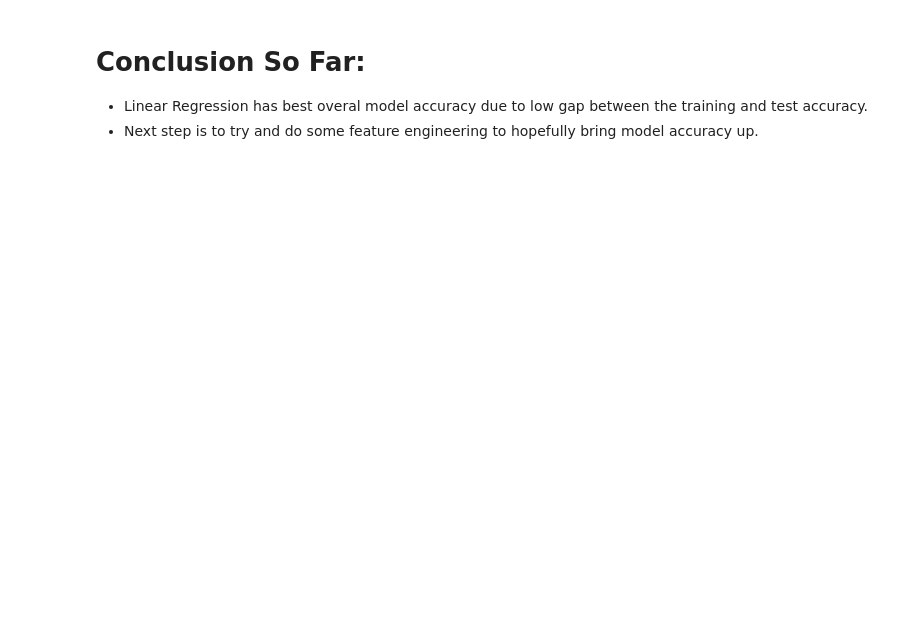
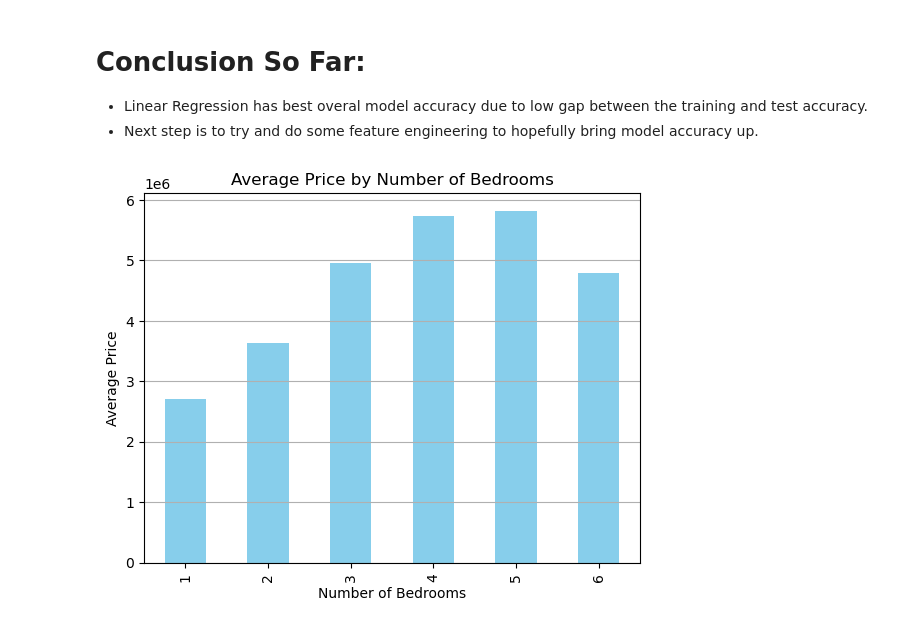
Before and after one commit to jtran217/Machine_Learning_Application_Learning, a Jupyter notebook: housing_dataset_practice/main.ipynb, the cells around one changed output. Saved outputs shown, nothing was run; the diff lists cells and outputs as text; code cells hidden in the pictures; blank space fills up the shorter version.

```diff
--- a/housing_dataset_practice/main.ipynb
+++ b/housing_dataset_practice/main.ipynb
@@ -326,3 +307,16 @@ Gap: 43
 # Conclusion So Far:
 - Linear Regression has best overal model accuracy due to low gap between the training and test accuracy.
 - Next step is to try and do some feature engineering to hopefully bring model accuracy up.
+# %%
+# Grouping some numerical categorical data
+grouped_data = ds.groupby("bedrooms")["price"].mean()
+
+# Plot
+grouped_data.plot(kind='bar', color='skyblue')
+plt.title("Average Price by Number of Bedrooms")
+plt.xlabel("Number of Bedrooms")
+plt.ylabel("Average Price")
+plt.grid(axis='y')
+plt.show()
+# %% [output]
+[figure, added]
```
Also changed, not shown: parts of 13 cells of this notebook.
